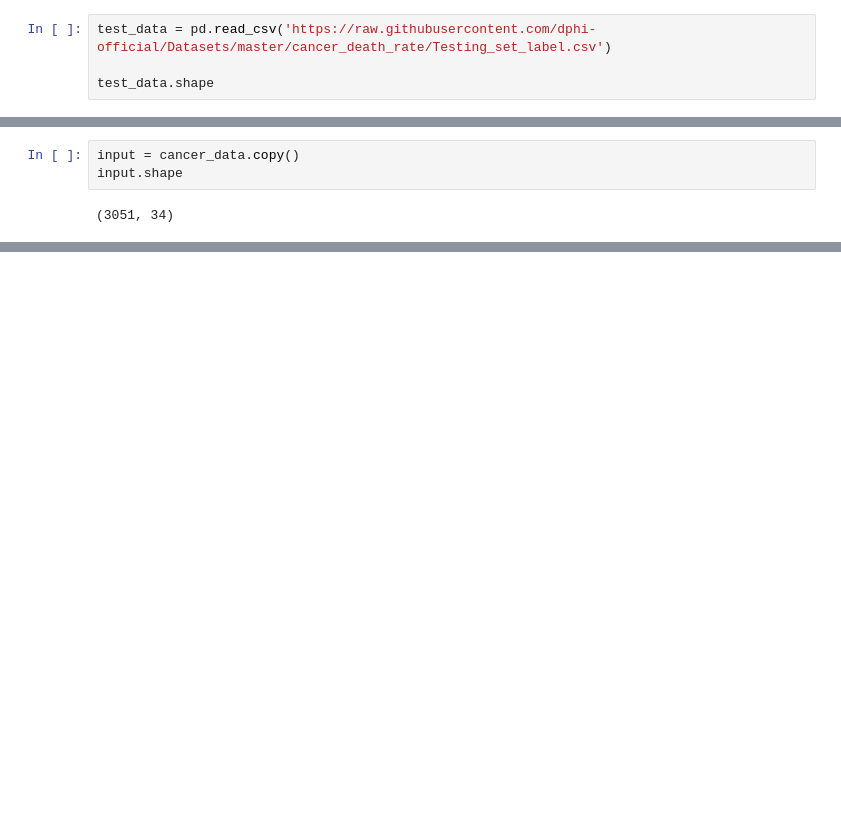
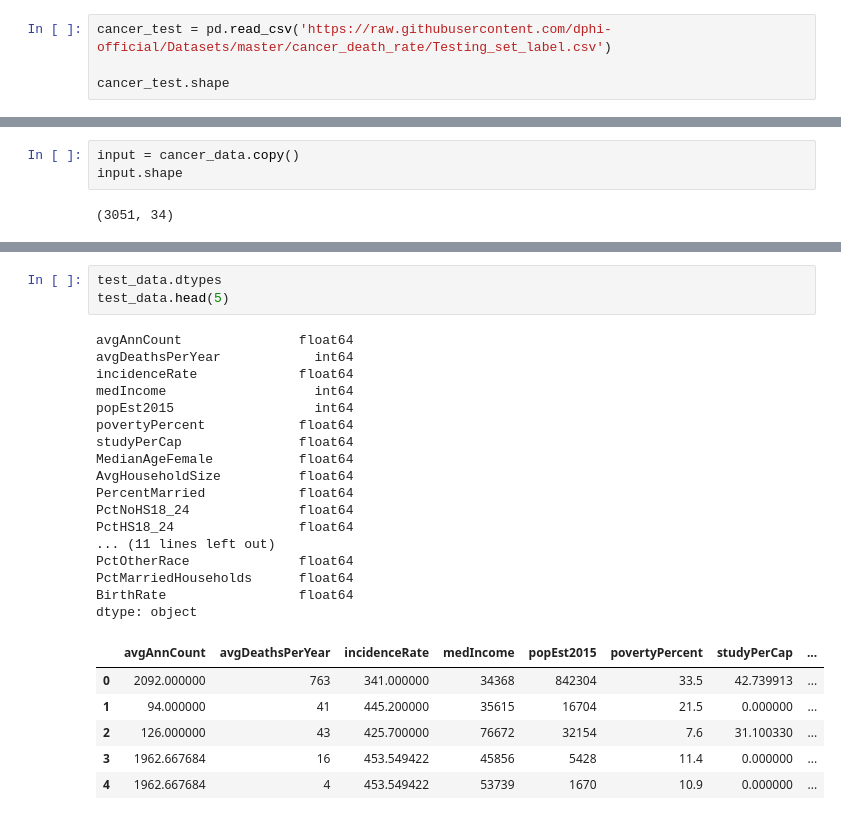
Before and after one commit to mayankjamindaruk/Machine_Learning_Bootcamp, a Jupyter notebook: USA_Cancer_Prediction_Model.ipynb, the cells around one changed output, grey strips where cells are left out. Cells and saved outputs as stored; diff of their text form; blank space fills up the shorter version.

```diff
--- a/USA_Cancer_Prediction_Model.ipynb
+++ b/USA_Cancer_Prediction_Model.ipynb
@@ -41,6 +51,6 @@ cancer_data.shape
 # %%
-test_data = pd.read_csv('https://raw.githubusercontent.com/dphi-official/Datasets/master/cancer_death_rate/Testing_set_label.csv')
+cancer_test = pd.read_csv('https://raw.githubusercontent.com/dphi-official/Datasets/master/cancer_death_rate/Testing_set_label.csv')
 
-test_data.shape
+cancer_test.shape
 # %% [output]
 (762, 33)
@@ -325,0 +360,27 @@ numpy.savetxt("cancer.csv", lr_df, delimiter=",")
+# %%
+test_data.dtypes
+test_data.head(5)
+# %% [output]
+avgAnnCount               float64
+avgDeathsPerYear            int64
+incidenceRate             float64
+medIncome                   int64
+popEst2015                  int64
+povertyPercent            float64
+studyPerCap               float64
+MedianAgeFemale           float64
+AvgHouseholdSize          float64
+PercentMarried            float64
+PctNoHS18_24              float64
+PctHS18_24                float64
+... (11 lines left out)
+PctOtherRace              float64
+PctMarriedHouseholds      float64
+BirthRate                 float64
+dtype: object
+|  | avgAnnCount | avgDeathsPerYear | incidenceRate | medIncome | popEst2015 | povertyPercent | studyPerCap | ... |
+| 0 | 2092.000000 | 763 | 341.000000 | 34368 | 842304 | 33.5 | 42.739913 | ... |
+| 1 | 94.000000 | 41 | 445.200000 | 35615 | 16704 | 21.5 | 0.000000 | ... |
+| 2 | 126.000000 | 43 | 425.700000 | 76672 | 32154 | 7.6 | 31.100330 | ... |
+| 3 | 1962.667684 | 16 | 453.549422 | 45856 | 5428 | 11.4 | 0.000000 | ... |
+| 4 | 1962.667684 | 4 | 453.549422 | 53739 | 1670 | 10.9 | 0.000000 | ... |
```
Also changed, not shown: parts of 80 cells of this notebook.
